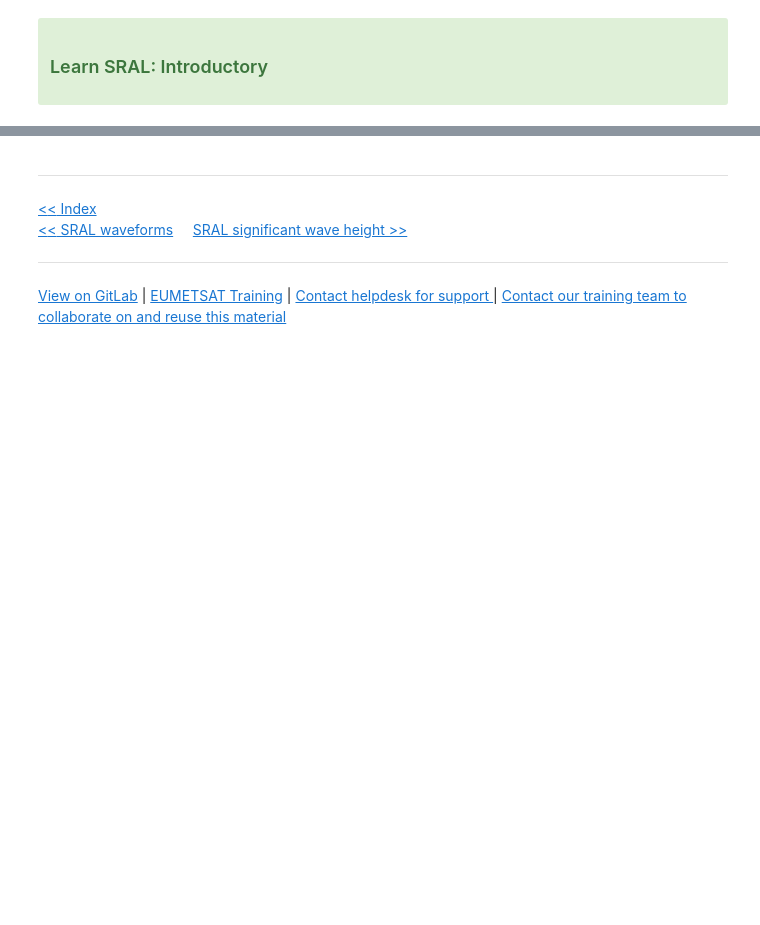
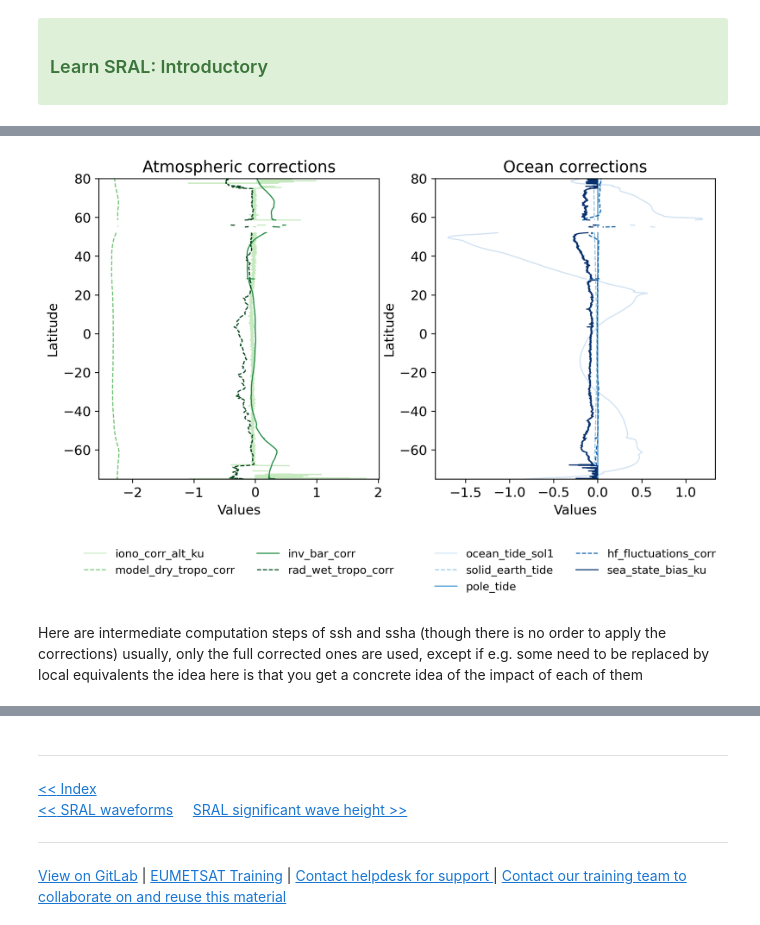
Before and after one commit to wekeo/learn-sral, a Jupyter notebook: 1_SRAL_introductory/1_6_SRAL_SSHA.ipynb, the cells around one changed output, grey strips where cells are left out. Cells and saved outputs as stored; diff of their text form; code cells hidden in the pictures; blank space fills up the shorter version.

```diff
--- a/1_SRAL_introductory/1_6_SRAL_SSHA.ipynb
+++ b/1_SRAL_introductory/1_6_SRAL_SSHA.ipynb
@@ -84,0 +82,4 @@ plt.rcParams.update({'font.size': 12})
+# %%
+# read data
+ds = xr.open_dataset(os.path.join(SAFE_directories[0], measurement_file))
+ds.close()
@@ -84,0 +148,48 @@ plt.rcParams.update({'font.size': 12})
+# %%
+# applying flags to remove non-ocean values
+alt[surface_type != 0.0] = np.nan
+range_ku[surface_type != 0.0] = np.nan
+iono_corr_alt_ku[surface_type != 0.0] = np.nan
+model_dry_tropo_corr[surface_type != 0.0] = np.nan
+rad_wet_tropo_corr[surface_type != 0.0] = np.nan
+ocean_tide_sol1[surface_type != 0.0] = np.nan
+solid_earth_tide[surface_type != 0.0] = np.nan
+pole_tide[surface_type != 0.0] = np.nan
+hf_fluctuations_corr[surface_type != 0.0] = np.nan
+inv_bar_corr[surface_type != 0.0] = np.nan
+sea_state_bias_ku[surface_type != 0.0] = np.nan
+# %%
+#visualize the variables above
+fig, axs = plt.subplots(1, 2, figsize=(10, 5), dpi=300)
+
+cmap = plt.cm.Greens
+p1, = axs[0].plot(iono_corr_alt_ku,     lat, c=cmap(0.25), label='iono_corr_alt_ku')
+p2, = axs[0].plot(model_dry_tropo_corr, lat, c=cmap(0.50), label='model_dry_tropo_corr', linestyle='--')
+p3, = axs[0].plot(inv_bar_corr,         lat, c=cmap(0.75), label='inv_bar_corr')
+p4, = axs[0].plot(rad_wet_tropo_corr,   lat, c=cmap(0.99), label='rad_wet_tropo_corr', linestyle='--')
+axs[0].set_xlabel('Values')
+axs[0].set_ylabel('Latitude')
+axs[0].set_title("Atmospheric corrections")
+handles, labels = axs[0].get_legend_handles_labels()
+axs[0].legend(handles, labels, loc='upper center', bbox_to_anchor=(0.5, -0.2), ncol=2, fontsize=10, frameon=False)
+axs[0].set_ylim([-75, 80])
+
+cmap = plt.cm.Blues
+p5, = axs[1].plot(ocean_tide_sol1,      lat, c=cmap(0.20), label='ocean_tide_sol1')
+p6, = axs[1].plot(solid_earth_tide,     lat, c=cmap(0.40), label='solid_earth_tide', linestyle='--')
+p7, = axs[1].plot(pole_tide,            lat, c=cmap(0.60), label='pole_tide')
+p8, = axs[1].plot(hf_fluctuations_corr, lat, c=cmap(0.80), label='hf_fluctuations_corr', linestyle='--')
+p9, = axs[1].plot(sea_state_bias_ku,    lat, c=cmap(0.99), label='sea_state_bias_ku')
+axs[1].set_xlabel('Values')
+axs[1].set_ylabel('Latitude')
+axs[1].set_title("Ocean corrections")
+axs[1].set_ylim([-75, 80])
+
+handles, labels = axs[1].get_legend_handles_labels()
+axs[1].legend(handles, labels, loc='upper center', bbox_to_anchor=(0.5, -0.2), ncol=2, fontsize=10, frameon=False)
+
+plt.show()
+# %% [output]
+[figure, added]
+# %% [markdown]
+Here are intermediate computation steps of ssh and ssha (though there is no order to apply the corrections) usually, only the full corrected ones are used, except if e.g. some need to be replaced by local equivalents the idea here is that you get a concrete idea of the impact of each of them
```
Also changed, not shown: parts of 15 cells of this notebook, 16 other files.
